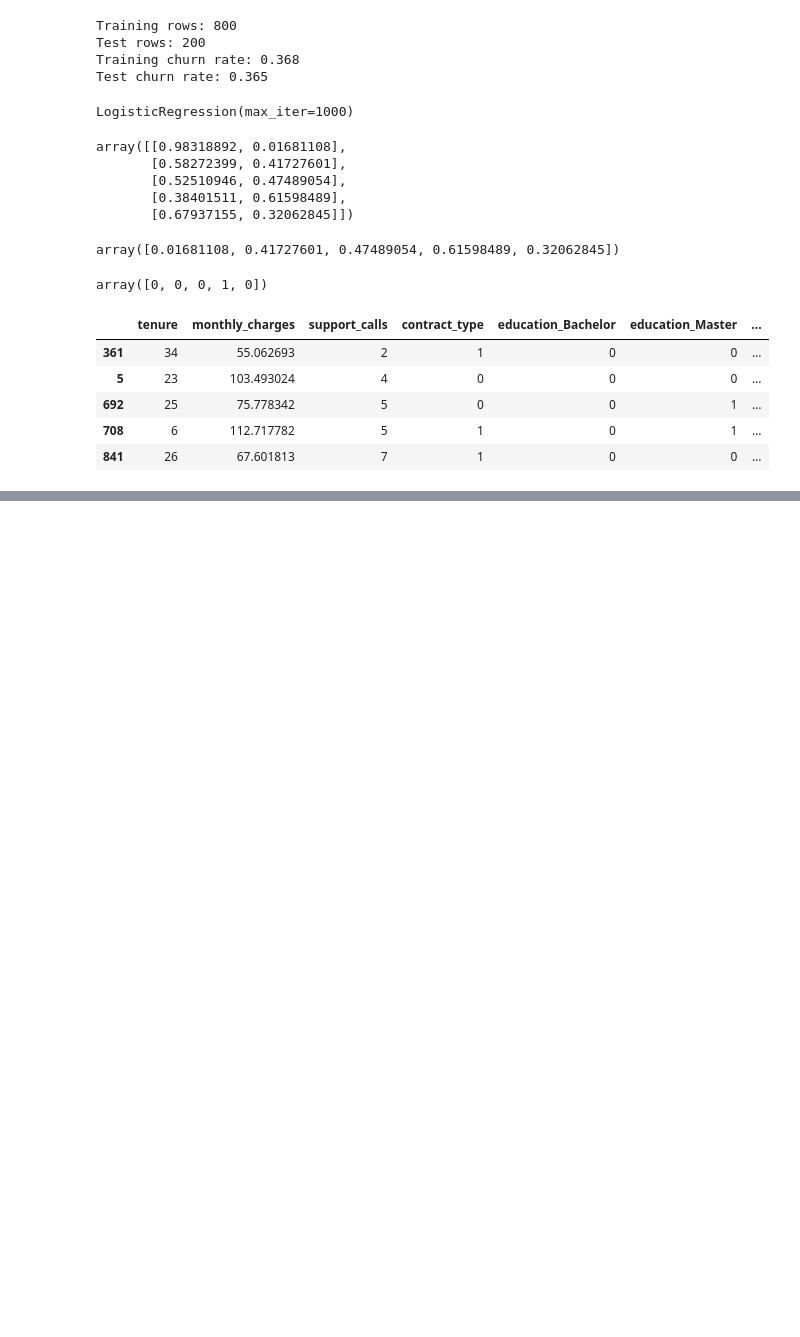
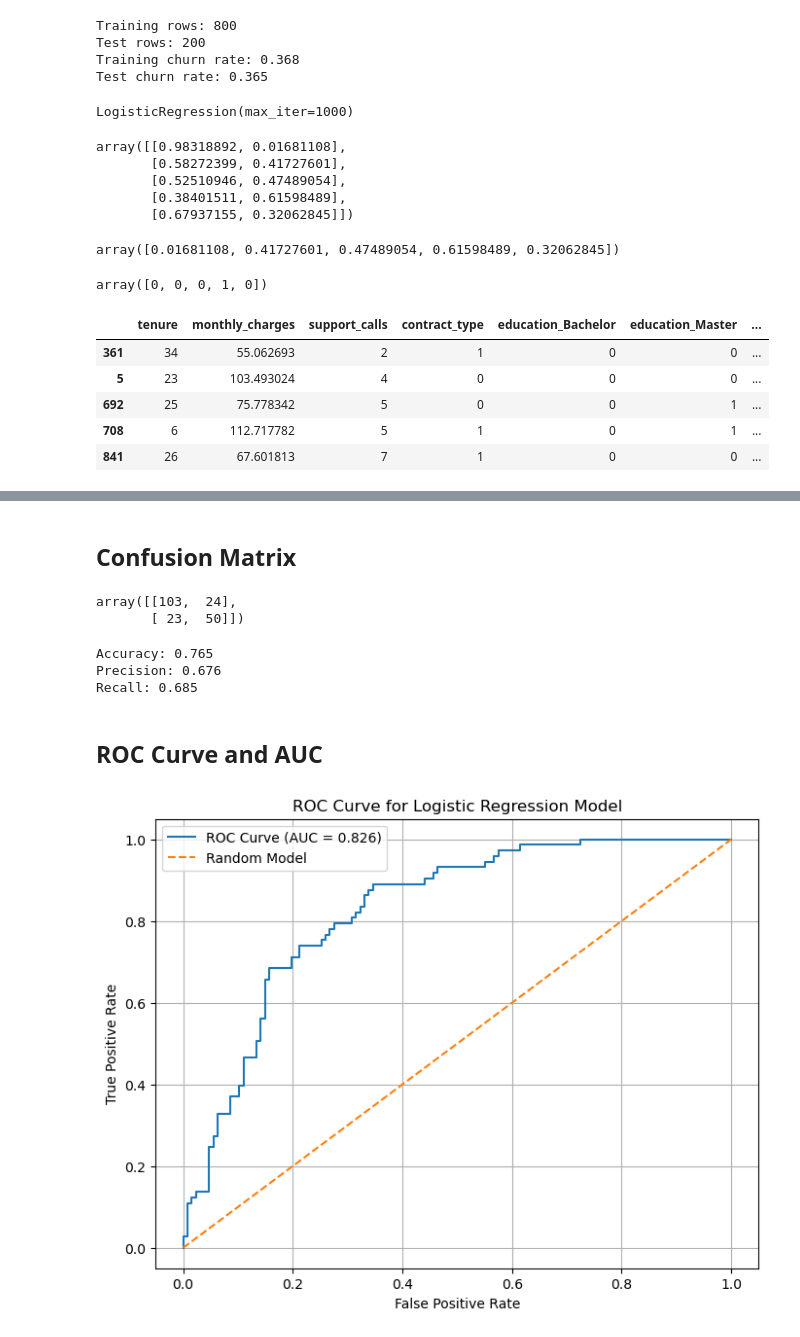
Before and after one commit to MarTvyal62/data_analytics_with_python, a Jupyter notebook: notebooks/16_logistic_regression.ipynb, the cells around one changed output, grey strips where cells are left out. Drawn from its saved outputs; the diff is of its cells as text; code cells hidden in the pictures; blank space fills up the shorter version.

Commit message:
Try use Logistic Regression model

```diff
--- a/notebooks/16_logistic_regression.ipynb
+++ b/notebooks/16_logistic_regression.ipynb
@@ -199,0 +221,46 @@ prediction_results.head()
+# %% [markdown]
+## Confusion Matrix
+# %%
+cm = confusion_matrix(y_test, preds)
+
+tn, fp, fn, tp = cm.ravel()
+
+cm
+# %% [output]
+array([[103,  24],
+       [ 23,  50]])
+# %%
+# Classification metrics
+accuracy = accuracy_score(y_test, preds)
+precision = precision_score(y_test, preds)
+recall = recall_score(y_test, preds)
+
+print("Accuracy:", round(accuracy, 3))
+print("Precision:", round(precision, 3)) # This means that among customers predicted as churners, 67.57% actually churned
+print("Recall:", round(recall, 3)) # This means that among all actual churners, the model identified 68.49%.
+# %% [output]
+Accuracy: 0.765
+Precision: 0.676
+Recall: 0.685
+# %% [markdown]
+## ROC Curve and AUC
+# %%
+from sklearn.metrics import roc_curve, roc_auc_score
+import matplotlib.pyplot as plt
+
+fpr, tpr, thresholds = roc_curve(y_test, probs)
+
+auc_score = roc_auc_score(y_test, probs)
+
+plt.figure(figsize=(8, 6))
+plt.plot(fpr, tpr, label=f"ROC Curve (AUC = {auc_score:.3f})")
+plt.plot([0, 1], [0, 1], linestyle="--", label="Random Model")
+
+plt.xlabel("False Positive Rate")
+plt.ylabel("True Positive Rate")
+plt.title("ROC Curve for Logistic Regression Model")
+plt.legend()
+plt.grid(True)
+plt.show()
+# %% [output]
+[figure, added]
```
Also changed, not shown: parts of 32 cells of this notebook.
